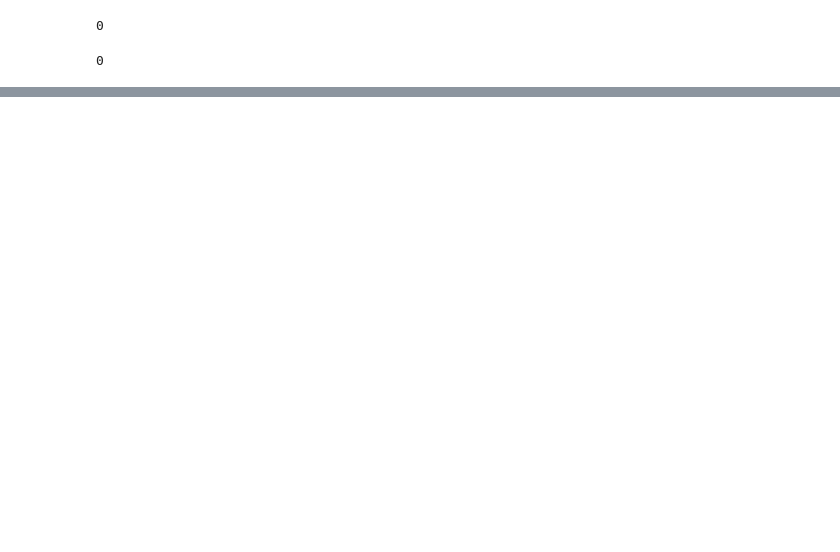
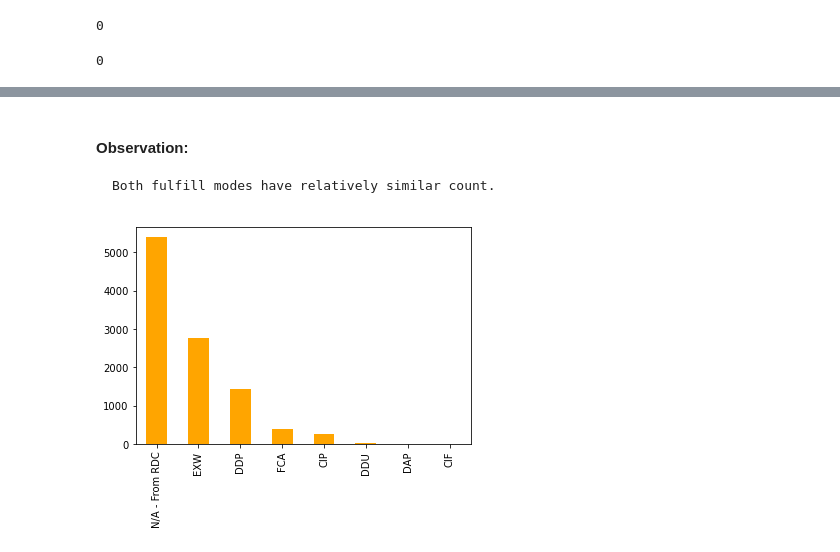
Before and after one commit to chitalemangesh/supply-chain-internship, a Jupyter notebook: Shipment Price Prediction.ipynb, the cells around one changed output, grey strips where cells are left out. Drawn from its saved outputs; the diff is of its cells as text; code cells hidden in the pictures; blank space fills up the shorter version.

```diff
--- a/Shipment Price Prediction.ipynb
+++ b/Shipment Price Prediction.ipynb
@@ -215,0 +456,9 @@ df_shipment.isnull().sum().sum()
+# %% [markdown]
+#### Observation:
+    Both fulfill modes have relatively similar count.
+# %%
+# 'Vendor INCO Term'
+df_shipment['Vendor INCO Term'].value_counts().plot.bar(color='orange')
+plt.show()
+# %% [output]
+[figure, added]
```
Also changed, not shown: parts of 37 cells of this notebook.
